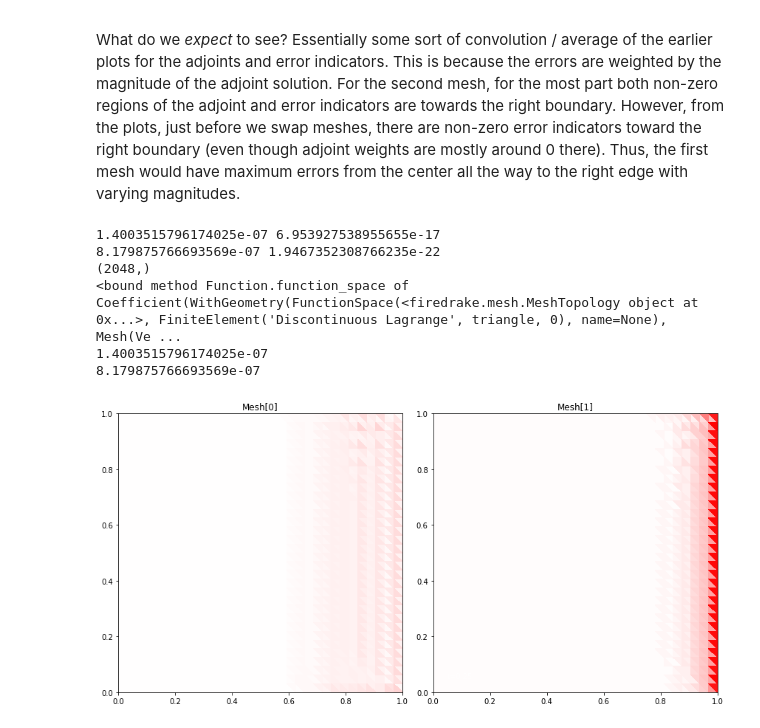
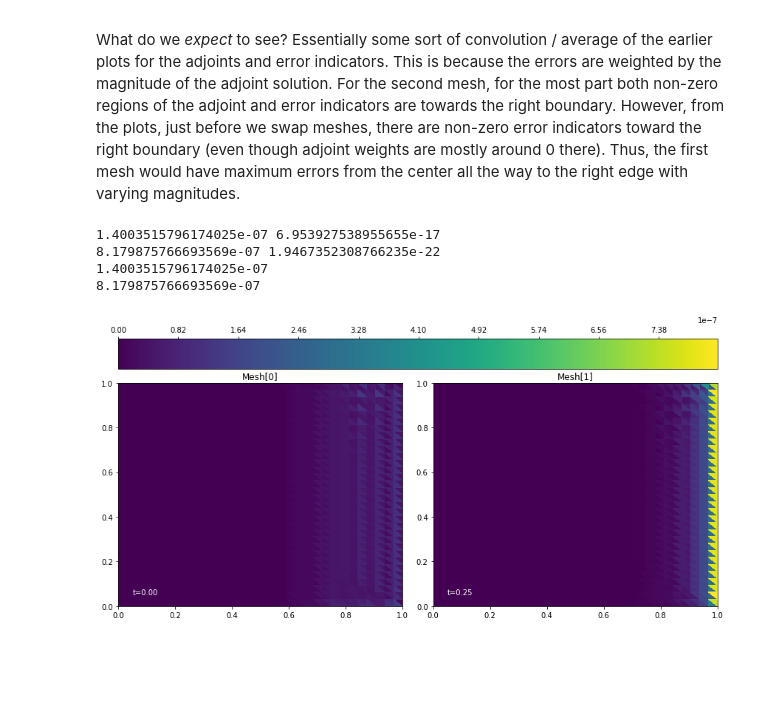
Before and after one commit to acse-akm121/oceans_goma, a Jupyter notebook: goma/src/GoalOrientedExample.ipynb, the cells around one changed output. Cells and saved outputs as stored; diff of their text form; code cells hidden in the pictures; blank space fills up the shorter version.

Commit message:
notebook: rework max_errs plot

```diff
--- a/goma/src/GoalOrientedExample.ipynb
+++ b/goma/src/GoalOrientedExample.ipynb
@@ -366,36 +366,35 @@ If we are to make the error indicators now time-independent per mesh, we can do
 
 What do we _expect_ to see? Essentially some sort of convolution / average of the earlier plots for the adjoints and error indicators. This is because the errors are weighted by the magnitude of the adjoint solution. For the second mesh, for the most part both non-zero regions of the adjoint and error indicators are towards the right boundary. However, from the plots, just before we swap meshes, there are non-zero error indicators toward the right boundary (even though adjoint weights are mostly around 0 there). Thus, the first mesh would have maximum errors from the center all the way to the right edge with varying magnitudes.
 # %%
-P0 = FunctionSpace(mesh, "DG", 0)
-# For now, let's just plot indicator * adjoint solution
+P0 = indicators[0][0].function_space()
+# For now, let's just plot max(errs)
 monitor_fns = []
 areas = [get_areas2d(mesh) for mesh in mesh_seq]
 vmax, vmin = -np.inf, np.inf
 for i, mesh_i in enumerate(indicators):
     area = areas[i]
 
     max_errs = np.zeros(indicators[i][0].dat.data.shape)
     for j, e_t in enumerate(indicators[i]):
         max_errs = np.maximum(max_errs, e_t.dat.data)
 
     vmax = np.max((vmax, np.max(max_errs)))
     vmin = np.min((vmin, np.min(max_errs)))
     print(np.max(max_errs), np.min(max_errs))
     monitor_fn = Function(P0, val=max_errs)
     monitor_fns.append([monitor_fn])
 
 test = monitor_fns[0][0]
-print(test.dat.data.shape)
-print(test.function_space)
+# print(test.dat.data.shape)
+# print(test.function_space)
 fig, axs, tcs = plot_monitorfn_snapshots(monitor_fns, time_partition,
-                                         levels=50, cmap='bwr',
+                                         levels=1000, cmap='viridis',
                                          vmax=max(abs(vmax), abs(vmin)),
-                                         vmin=-max(abs(vmax), abs(vmin)))
+                                         vmin=0)
+cbar = fig.colorbar(tcs[-1][-1], ax=axs, location='top')
 # %% [output]
 1.4003515796174025e-07 6.953927538955655e-17
 8.179875766693569e-07 1.9467352308766235e-22
-(2048,)
-<bound method Function.function_space of Coefficient(WithGeometry(FunctionSpace(<firedrake.mesh.MeshTopology object at 0x...>, FiniteElement('Discontinuous Lagrange', triangle, 0), name=None), Mesh(Ve ...
 1.4003515796174025e-07
 8.179875766693569e-07
-[figure, old version]
+[figure, new version]
```
